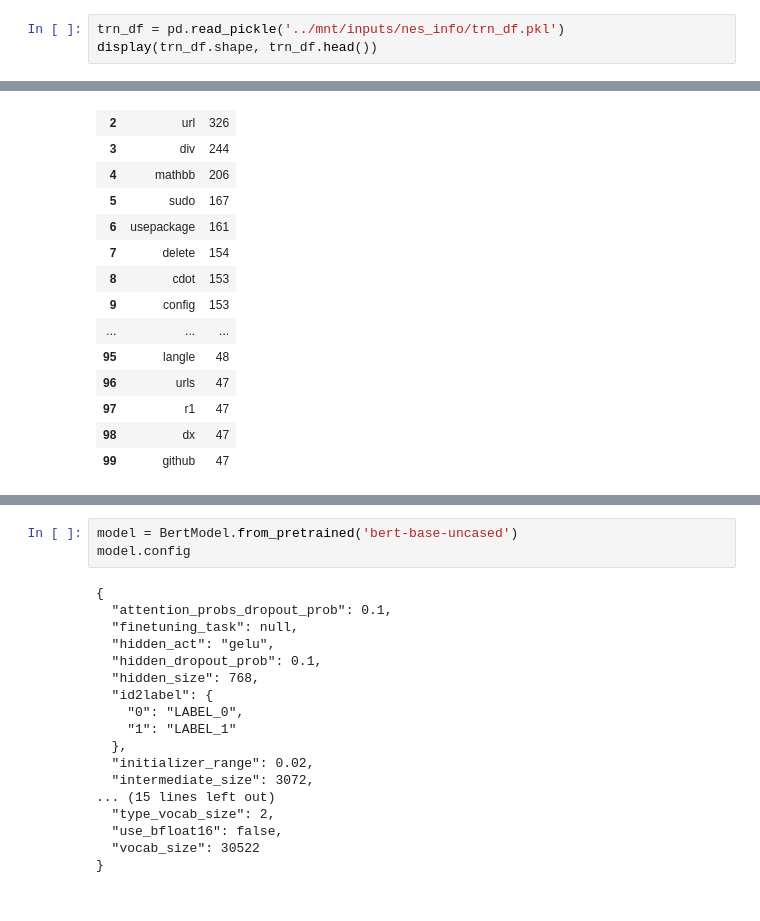
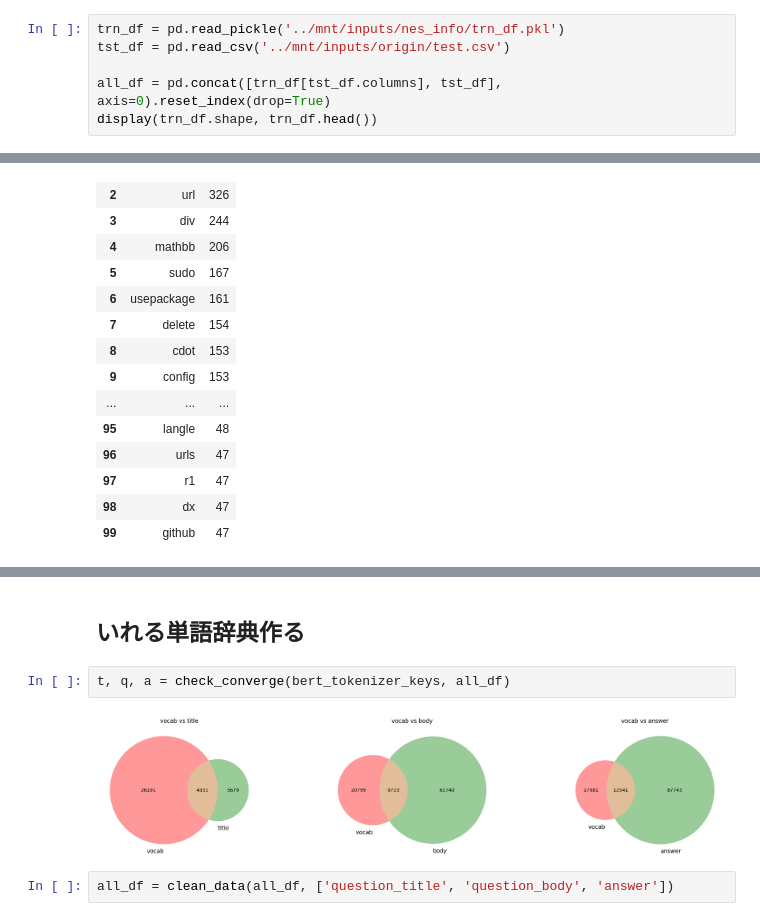
Before and after one commit to guchio3/kaggle-google-quest, a Jupyter notebook: notebooks/e09X_preprocess_texts.ipynb, the cells around one changed output, grey strips where cells are left out. Drawn from its saved outputs; the diff is of its cells as text.

```diff
--- a/notebooks/e09X_preprocess_texts.ipynb
+++ b/notebooks/e09X_preprocess_texts.ipynb
@@ -41,6 +41,9 @@ aug_rows.pkl                      question_body_grp_count.pkl
 aug_train_1.pkl                   trn_df.pkl
 # %%
 trn_df = pd.read_pickle('../mnt/inputs/nes_info/trn_df.pkl')
+tst_df = pd.read_csv('../mnt/inputs/origin/test.csv')
+
+all_df = pd.concat([trn_df[tst_df.columns], tst_df], axis=0).reset_index(drop=True)
 display(trn_df.shape, trn_df.head())
 # %% [output]
 (6079, 42)
@@ -861,21 +424,8 @@ Post-launch, changes typically have to be documented a bit more formally and you
-# %%
-model = BertModel.from_pretrained('bert-base-uncased')
-model.config
-# %% [output]
-{
-  "attention_probs_dropout_prob": 0.1,
-  "finetuning_task": null,
-  "hidden_act": "gelu",
-  "hidden_dropout_prob": 0.1,
-  "hidden_size": 768,
-  "id2label": {
-    "0": "LABEL_0",
-    "1": "LABEL_1"
-  },
-  "initializer_range": 0.02,
-  "intermediate_size": 3072,
-... (15 lines left out)
-  "type_vocab_size": 2,
-  "use_bfloat16": false,
-  "vocab_size": 30522
-}
+# %% [markdown]
+## いれる単語辞典作る
+# %%
+t, q, a = check_converge(bert_tokenizer_keys, all_df)
+# %% [output]
+[figure, added]
+# %%
+all_df = clean_data(all_df, ['question_title', 'question_body', 'answer'])
```
Also changed, not shown: parts of 59 cells of this notebook.
